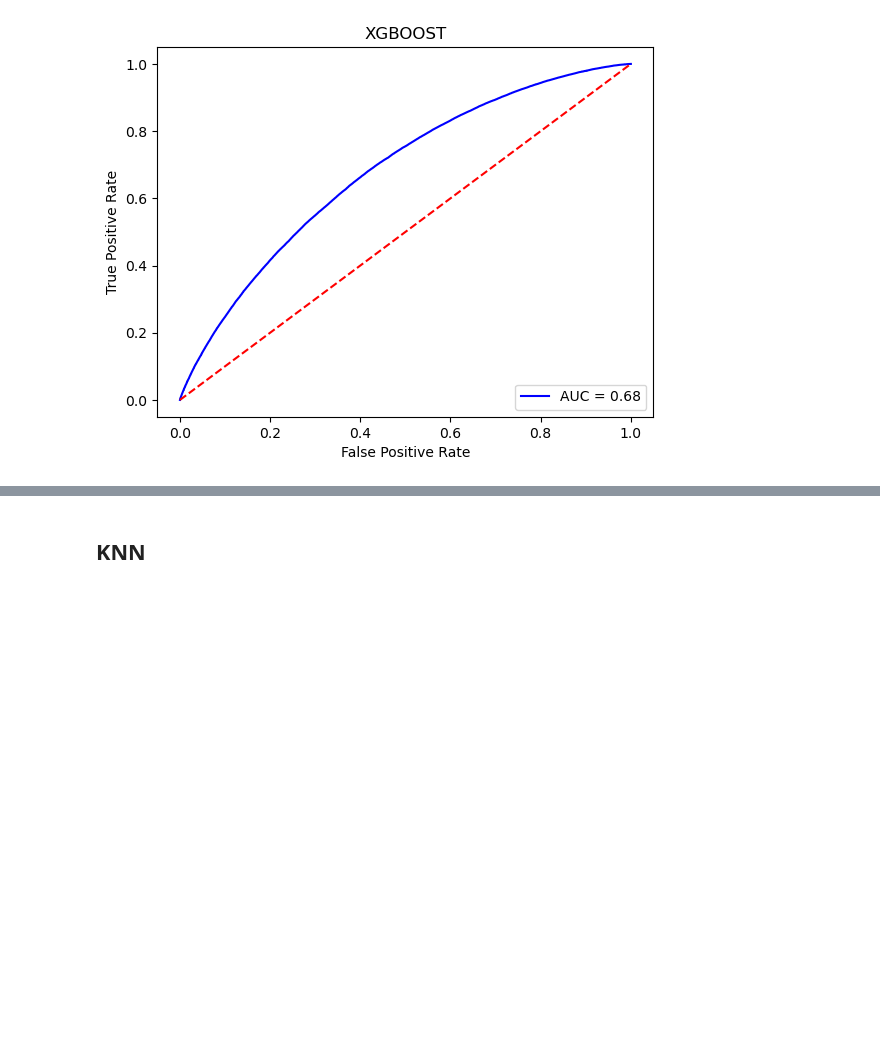
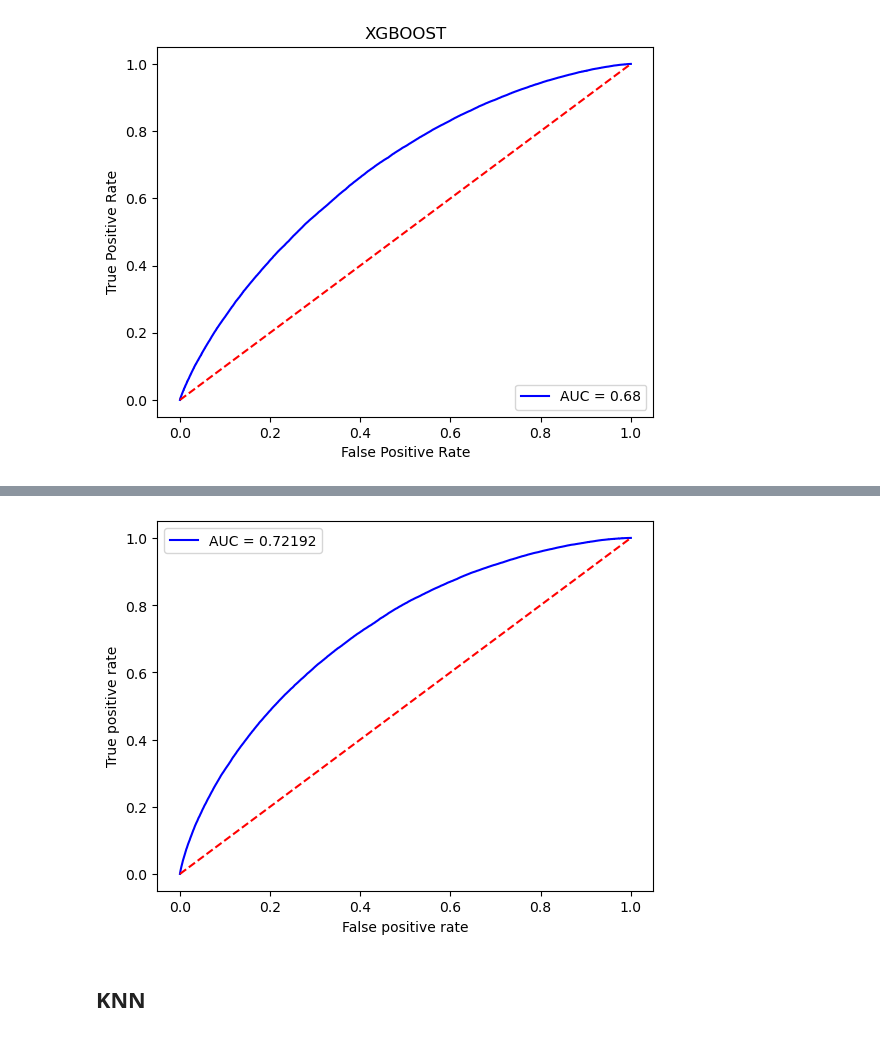
Before and after one commit to G-Mass/MTFI-project, a Jupyter notebook: p2p_lending_credit_risk_assessment.ipynb, the cells around one changed output, grey strips where cells are left out. Saved outputs shown, nothing was run; the diff lists cells and outputs as text; code cells hidden in the pictures; blank space fills up the shorter version.

Commit message:
Added Bart by using R

```diff
--- a/p2p_lending_credit_risk_assessment.ipynb
+++ b/p2p_lending_credit_risk_assessment.ipynb
@@ -1045,0 +1055,7 @@ plt.show()
+# %%
+# we used R to fit the BART model
+
+bart_phat_val = pd.read_csv("bart_phat_val.csv",index_col= 0)
+bart_phat_val.index = y_val.index
+# bart_phat_val = np.random.shuffle(np.asarray(bart_phat_val.x))
+bart_phat_val.head()
@@ -1046,3 +1093,15 @@ plt.show()
+# %%
+#Roc Curve
+bart_fpr, bart_tpr, bart_thresholds = roc_curve(y_val, bart_phat_val)
+bart_auc_val = roc_auc_score(y_val, bart_phat_val)
+plt.plot(bart_fpr,bart_tpr, "b", label = "AUC = %0.5f"%bart_auc_val)
+plt.plot([0,1],[0,1],"r--")
+plt.legend()
+plt.xlabel("False positive rate")
+plt.ylabel("True positive rate")
+plt.show()
+# %% [output]
+[figure, added]
 # %% [markdown]
 ## KNN
 # %%
```
Also changed, not shown: parts of 12 cells of this notebook, 5 other files.
